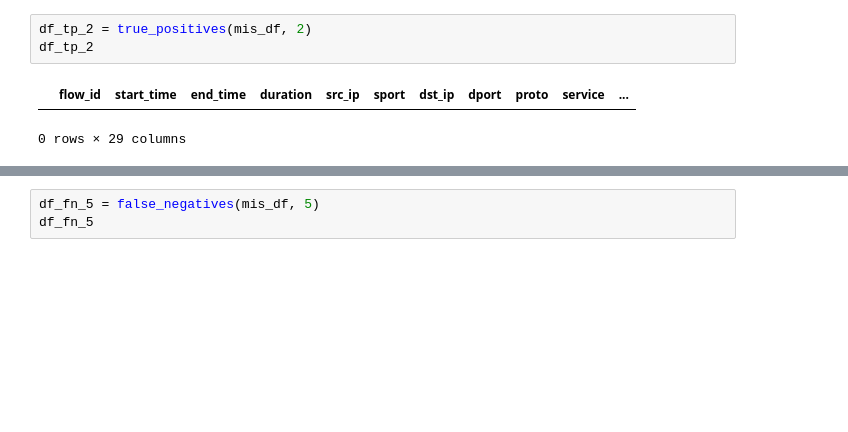
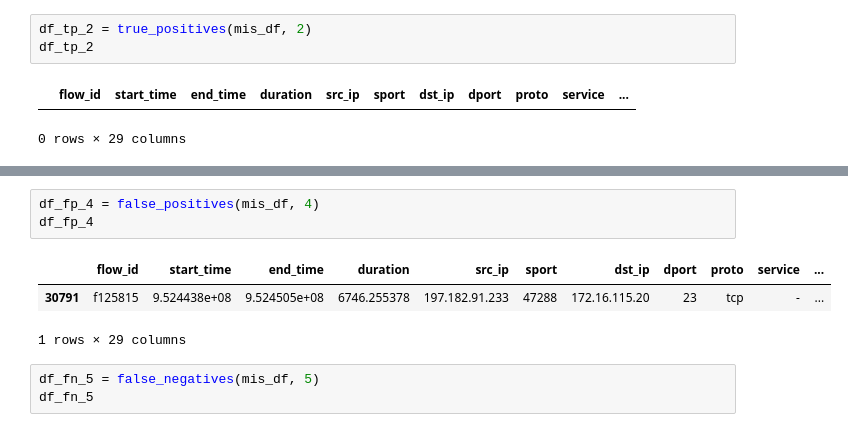
Before and after one commit to sofiaburkow/DeepChronos, a Jupyter notebook: notebooks/analyze_dpl.ipynb, the cells around one changed output, grey strips where cells are left out. Cells and saved outputs as stored; diff of their text form; blank space fills up the shorter version.

```diff
--- a/notebooks/analyze_dpl.ipynb
+++ b/notebooks/analyze_dpl.ipynb
@@ -263,3 +247,10 @@ df_fn_4
+# %%
+df_fp_4 = false_positives(mis_df, 4)
+df_fp_4
+# %% [output]
+|  | flow_id | start_time | end_time | duration | src_ip | sport | dst_ip | dport | proto | service | ... |
+| 30791 | f125815 | 9.524438e+08 | 9.524505e+08 | 6746.255378 | 197.182.91.233 | 47288 | 172.16.115.20 | 23 | tcp | - | ... |
+1 rows × 29 columns
 # %%
 df_fn_5 = false_negatives(mis_df, 5)
 df_fn_5
```
Also changed, not shown: parts of 9 cells of this notebook, 20 other files.
